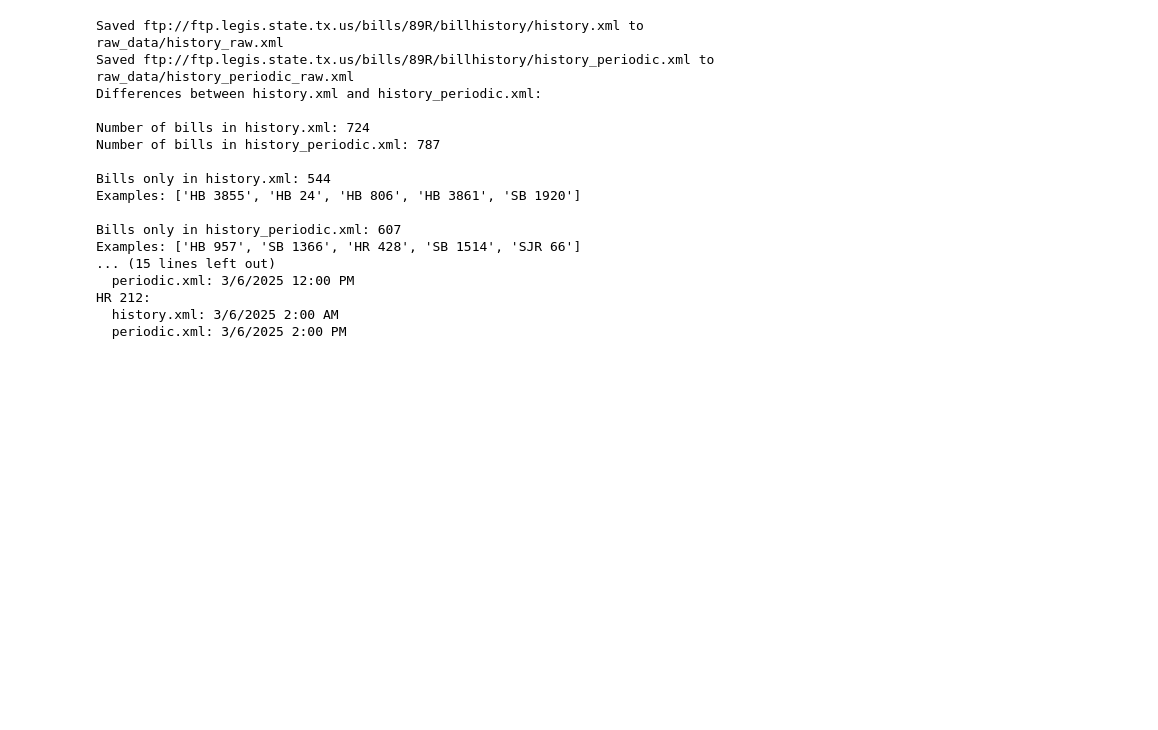
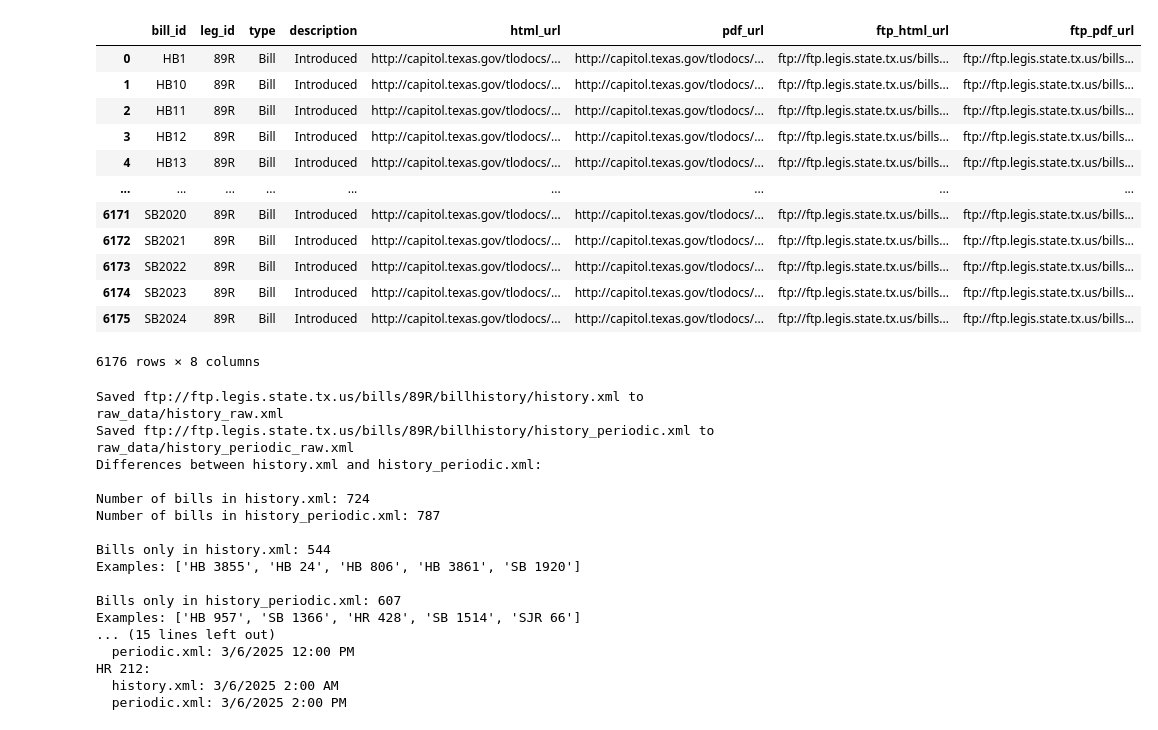
Before and after one commit to tx-spark/sparkflow, a Jupyter notebook: scraper/test_leg_api_scraper.ipynb, the cells around one changed output. Saved outputs shown, nothing was run; the diff lists cells and outputs as text; code cells hidden in the pictures; blank space fills up the shorter version.

```diff
--- a/scraper/test_leg_api_scraper.ipynb
+++ b/scraper/test_leg_api_scraper.ipynb
@@ -305,3 +503,48 @@ NameError: name 'get_bill_urls' is not defined
+# %%
+def get_versions_data(raw_bills_df):
+    versions_data = []
+
+    for _, row in raw_bills_df.iterrows():
+        bill_id, leg_id = clean_bill_id(row['bill_id'])
+
+        # Skip if no versions
+        if not row['versions']:
+            continue
+
+        for version in row['versions']:
+            # Extract URLs, defaulting to None if not present
+            urls = version.get('urls', {})
+            versions_data.append({
+                'bill_id': bill_id,
+                'leg_id': leg_id,
+                'type': version.get('type'),
+                'description': version.get('description'),
+                'html_url': urls.get('web_html'),
+                'pdf_url': urls.get('web_pdf'),
+                'ftp_html_url': urls.get('ftp_html'),
+                'ftp_pdf_url': urls.get('ftp_pdf')
+            })
+
+    return pd.DataFrame(versions_data, columns=['bill_id', 'leg_id', 'type', 'description',
+                                              'html_url', 'pdf_url', 'ftp_html_url', 'ftp_pdf_url'])
+
+versions_df = get_versions_data(raw_bills_df)
+versions_df.to_csv('raw_data/versions.csv', index=False)
+versions_df
+# %% [output]
+|  | bill_id | leg_id | type | description | html_url | pdf_url | ftp_html_url | ftp_pdf_url |
+| 0 | HB1 | 89R | Bill | Introduced | http://capitol.texas.gov/tlodocs/... | http://capitol.texas.gov/tlodocs/... | ftp://ftp.legis.state.tx.us/bills... | ftp://ftp.legis.state.tx.us/bills... |
+| 1 | HB10 | 89R | Bill | Introduced | http://capitol.texas.gov/tlodocs/... | http://capitol.texas.gov/tlodocs/... | ftp://ftp.legis.state.tx.us/bills... | ftp://ftp.legis.state.tx.us/bills... |
+| 2 | HB11 | 89R | Bill | Introduced | http://capitol.texas.gov/tlodocs/... | http://capitol.texas.gov/tlodocs/... | ftp://ftp.legis.state.tx.us/bills... | ftp://ftp.legis.state.tx.us/bills... |
+| 3 | HB12 | 89R | Bill | Introduced | http://capitol.texas.gov/tlodocs/... | http://capitol.texas.gov/tlodocs/... | ftp://ftp.legis.state.tx.us/bills... | ftp://ftp.legis.state.tx.us/bills... |
+| 4 | HB13 | 89R | Bill | Introduced | http://capitol.texas.gov/tlodocs/... | http://capitol.texas.gov/tlodocs/... | ftp://ftp.legis.state.tx.us/bills... | ftp://ftp.legis.state.tx.us/bills... |
+| ... | ... | ... | ... | ... | ... | ... | ... | ... |
+| 6171 | SB2020 | 89R | Bill | Introduced | http://capitol.texas.gov/tlodocs/... | http://capitol.texas.gov/tlodocs/... | ftp://ftp.legis.state.tx.us/bills... | ftp://ftp.legis.state.tx.us/bills... |
+| 6172 | SB2021 | 89R | Bill | Introduced | http://capitol.texas.gov/tlodocs/... | http://capitol.texas.gov/tlodocs/... | ftp://ftp.legis.state.tx.us/bills... | ftp://ftp.legis.state.tx.us/bills... |
+| 6173 | SB2022 | 89R | Bill | Introduced | http://capitol.texas.gov/tlodocs/... | http://capitol.texas.gov/tlodocs/... | ftp://ftp.legis.state.tx.us/bills... | ftp://ftp.legis.state.tx.us/bills... |
+| 6174 | SB2023 | 89R | Bill | Introduced | http://capitol.texas.gov/tlodocs/... | http://capitol.texas.gov/tlodocs/... | ftp://ftp.legis.state.tx.us/bills... | ftp://ftp.legis.state.tx.us/bills... |
+| 6175 | SB2024 | 89R | Bill | Introduced | http://capitol.texas.gov/tlodocs/... | http://capitol.texas.gov/tlodocs/... | ftp://ftp.legis.state.tx.us/bills... | ftp://ftp.legis.state.tx.us/bills... |
+6176 rows × 8 columns
 # %%
 # Compare history.xml and history_periodic.xml
 history_url = "ftp://ftp.legis.state.tx.us/bills/89R/billhistory/history.xml"
```
Also changed, not shown: parts of 13 cells of this notebook, 11 other files.
